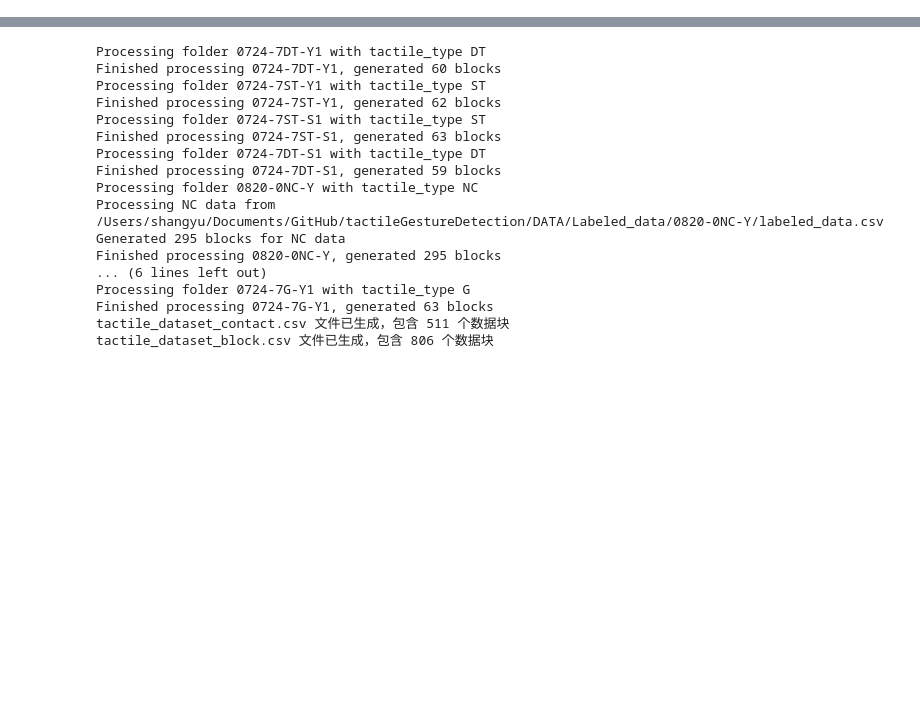
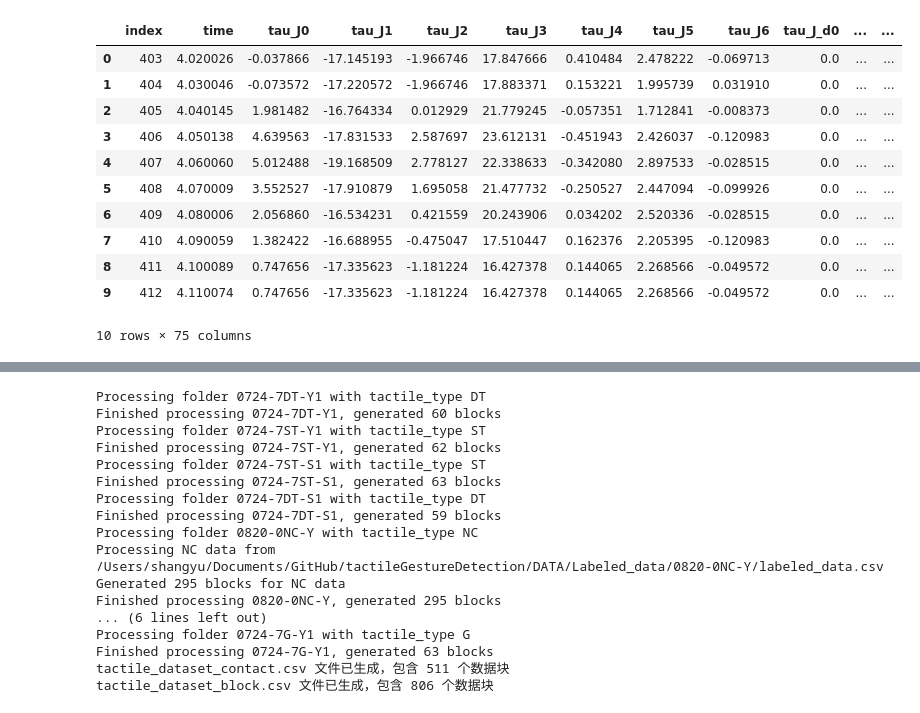
Before and after one commit to MindLabZHAW/tactileGestureDetection, a Jupyter notebook: Process_Data/2_labeledDataToBlockData.ipynb, the cells around one changed output, grey strips where cells are left out. Cells and saved outputs as stored; diff of their text form; code cells hidden in the pictures; blank space fills up the shorter version.

```diff
--- a/Process_Data/2_labeledDataToBlockData.ipynb
+++ b/Process_Data/2_labeledDataToBlockData.ipynb
@@ -31,3 +8,20 @@ st_data_block
+# %%
+#验证 数据块分类是否正确代码
+blocked_data = pd.read_csv("../DATA/Labeled_data/0724-7ST-Y1/0724-7ST-Y1_contactBlock.csv")
+blocked_data[blocked_data['block_id']==0]
+# %% [output]
+|  | index | time | tau_J0 | tau_J1 | tau_J2 | tau_J3 | tau_J4 | tau_J5 | tau_J6 | tau_J_d0 | ... | ... |
+| 0 | 403 | 4.020026 | -0.037866 | -17.145193 | -1.966746 | 17.847666 | 0.410484 | 2.478222 | -0.069713 | 0.0 | ... | ... |
+| 1 | 404 | 4.030046 | -0.073572 | -17.220572 | -1.966746 | 17.883371 | 0.153221 | 1.995739 | 0.031910 | 0.0 | ... | ... |
+| 2 | 405 | 4.040145 | 1.981482 | -16.764334 | 0.012929 | 21.779245 | -0.057351 | 1.712841 | -0.008373 | 0.0 | ... | ... |
+| 3 | 406 | 4.050138 | 4.639563 | -17.831533 | 2.587697 | 23.612131 | -0.451943 | 2.426037 | -0.120983 | 0.0 | ... | ... |
+| 4 | 407 | 4.060060 | 5.012488 | -19.168509 | 2.778127 | 22.338633 | -0.342080 | 2.897533 | -0.028515 | 0.0 | ... | ... |
+| 5 | 408 | 4.070009 | 3.552527 | -17.910879 | 1.695058 | 21.477732 | -0.250527 | 2.447094 | -0.099926 | 0.0 | ... | ... |
+| 6 | 409 | 4.080006 | 2.056860 | -16.534231 | 0.421559 | 20.243906 | 0.034202 | 2.520336 | -0.028515 | 0.0 | ... | ... |
+| 7 | 410 | 4.090059 | 1.382422 | -16.688955 | -0.475047 | 17.510447 | 0.162376 | 2.205395 | -0.120983 | 0.0 | ... | ... |
+| 8 | 411 | 4.100089 | 0.747656 | -17.335623 | -1.181224 | 16.427378 | 0.144065 | 2.268566 | -0.049572 | 0.0 | ... | ... |
+| 9 | 412 | 4.110074 | 0.747656 | -17.335623 | -1.181224 | 16.427378 | 0.144065 | 2.268566 | -0.049572 | 0.0 | ... | ... |
+10 rows × 75 columns
 # %%
 import pandas as pd
 import matplotlib.pyplot as plt
```
Also changed, not shown: parts of 5 cells of this notebook, 3 other files.
